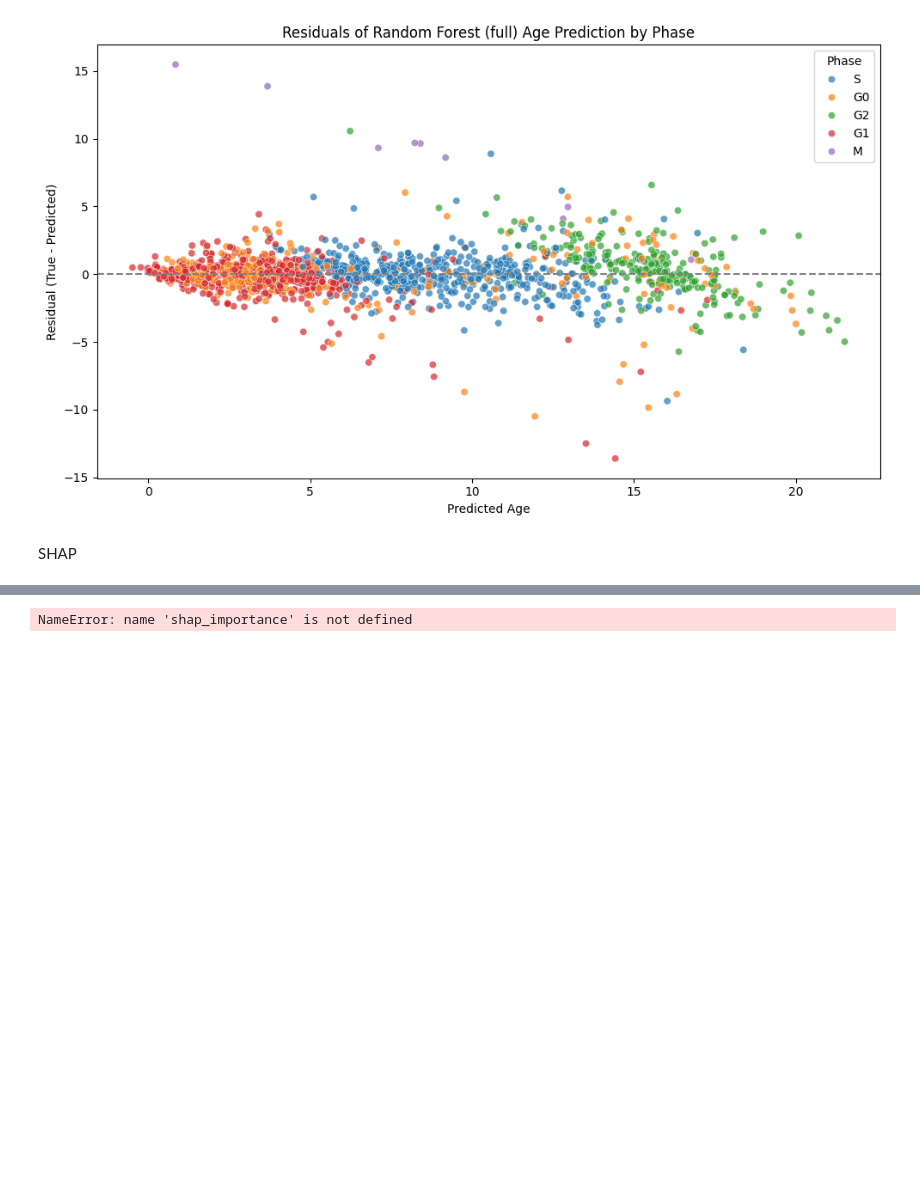
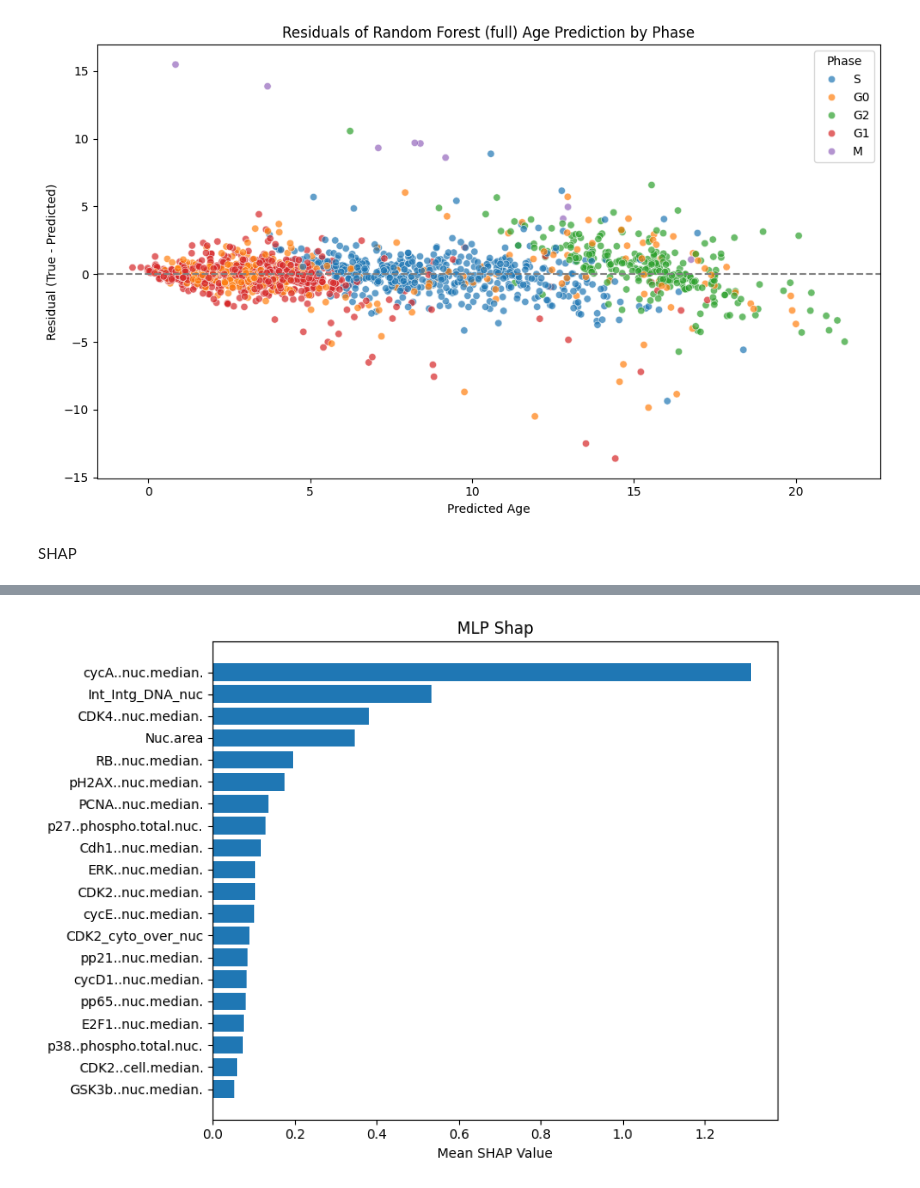
Before and after one commit to mariahgloehr/IICD, a Jupyter notebook: Benchmarks/MLP/mlp_regression_full.ipynb, the cells around one changed output, grey strips where cells are left out. Cells and saved outputs as stored; diff of their text form; code cells hidden in the pictures; blank space fills up the shorter version.

Commit message:
mlp shap values

```diff
--- a/Benchmarks/MLP/mlp_regression_full.ipynb
+++ b/Benchmarks/MLP/mlp_regression_full.ipynb
@@ -300,11 +298,11 @@ shap_importance = pd.DataFrame({
 # %%
 # Plot top 10 features
 top_20 = shap_importance.head(20)
 plt.figure(figsize=(8, 6))
 plt.barh(top_20['feature'][::-1], top_20['importance'][::-1])
 plt.xlabel('Mean SHAP Value')
-plt.title('Top 20 Feature Importances (MLP)')
+plt.title('MLP Shap')
 plt.tight_layout()
 #plt.savefig('top_10_feature_importance_rf.png')
 # %% [output]
-NameError: name 'shap_importance' is not defined
+[figure, added]
```
Also changed, not shown: parts of 2 cells of this notebook, 3 other files.
